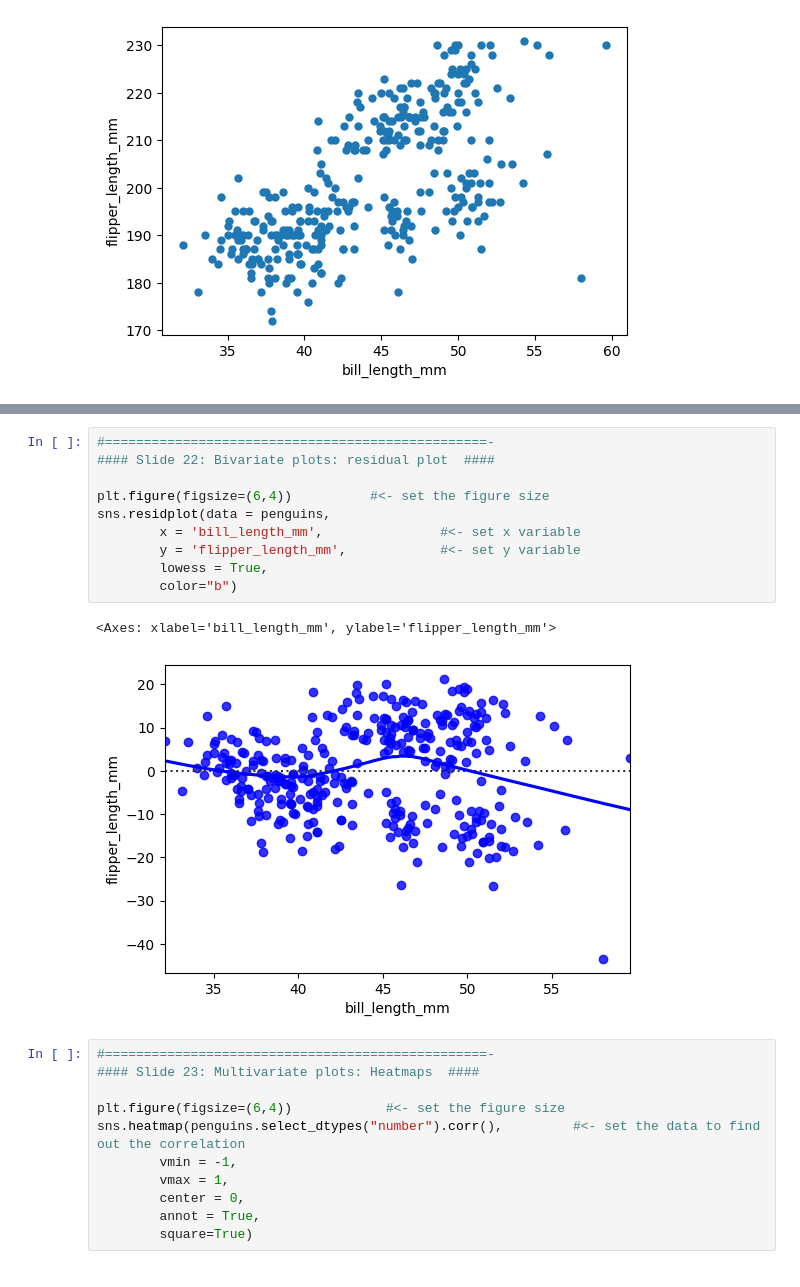
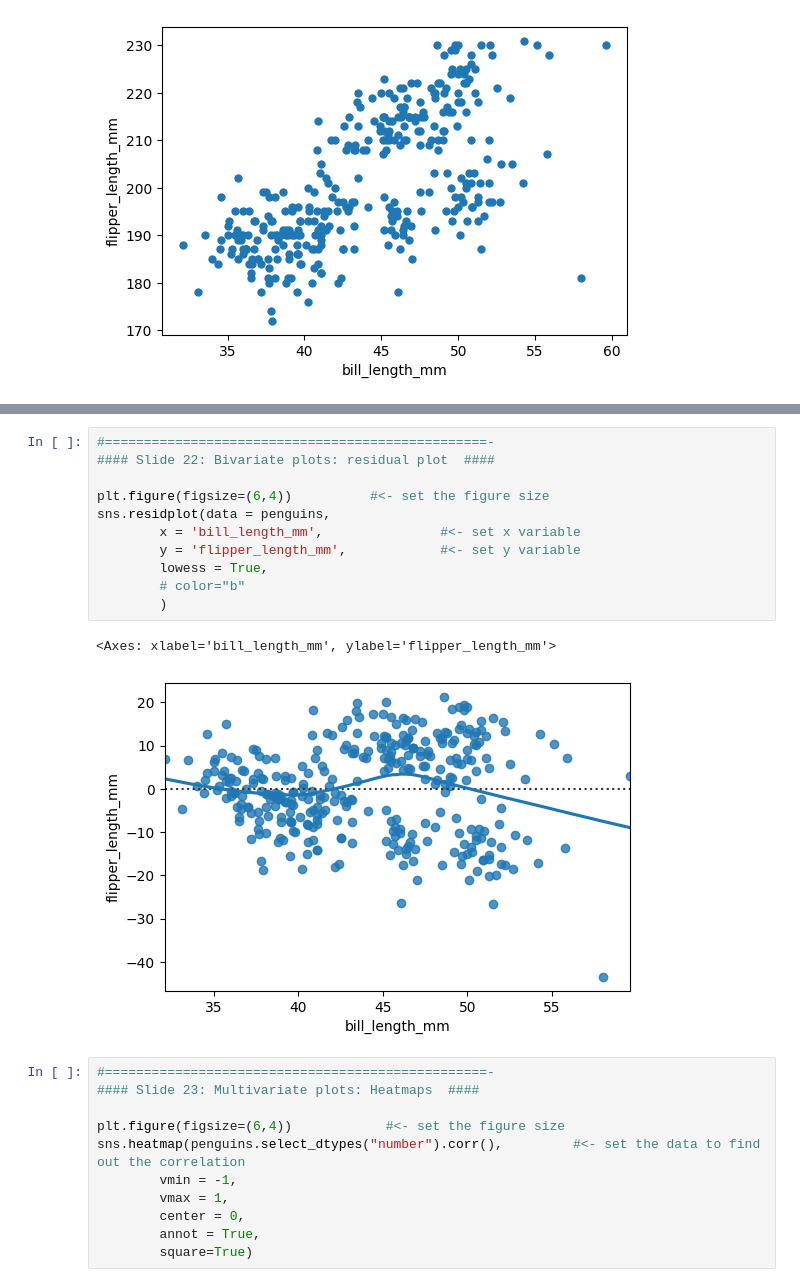
Before and after one commit to leongus1/Data-Visualization-with-Python, a Jupyter notebook: 3_InteractiveVisualizationWithPlotly/InteractiveVisualizationWithPlotly/1-Seaborn/1-Seaborn-code.ipynb, the cells around one changed output, grey strips where cells are left out. Drawn from its saved outputs; the diff is of its cells as text.

```diff
--- a/3_InteractiveVisualizationWithPlotly/InteractiveVisualizationWithPlotly/1-Seaborn/1-Seaborn-code.ipynb
+++ b/3_InteractiveVisualizationWithPlotly/InteractiveVisualizationWithPlotly/1-Seaborn/1-Seaborn-code.ipynb
@@ -281,16 +387,17 @@ Note: you may need to restart the kernel to use updated packages.
 # %%
 #=================================================-
 #### Slide 22: Bivariate plots: residual plot  ####
 
 plt.figure(figsize=(6,4))          #<- set the figure size
 sns.residplot(data = penguins,
         x = 'bill_length_mm',               #<- set x variable
         y = 'flipper_length_mm',            #<- set y variable
         lowess = True,
-        color="b")
+        # color="b"
+        )
 # %% [output]
 <Axes: xlabel='bill_length_mm', ylabel='flipper_length_mm'>
-[figure, old version]
+[figure, new version]
 # %%
 #=================================================-
 #### Slide 23: Multivariate plots: Heatmaps  ####
```
Also changed, not shown: parts of 16 cells of this notebook, 6 other files.
